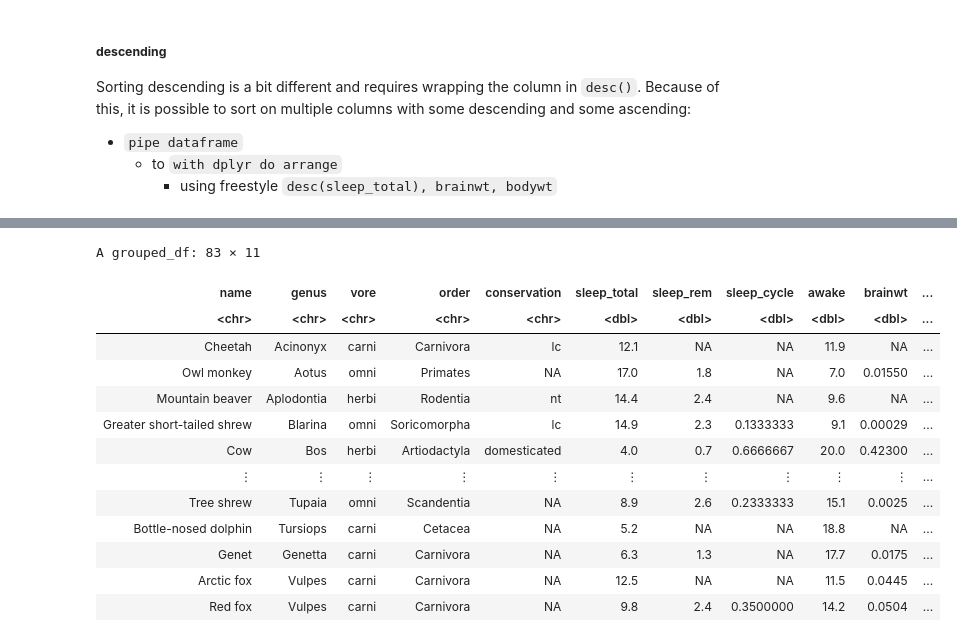
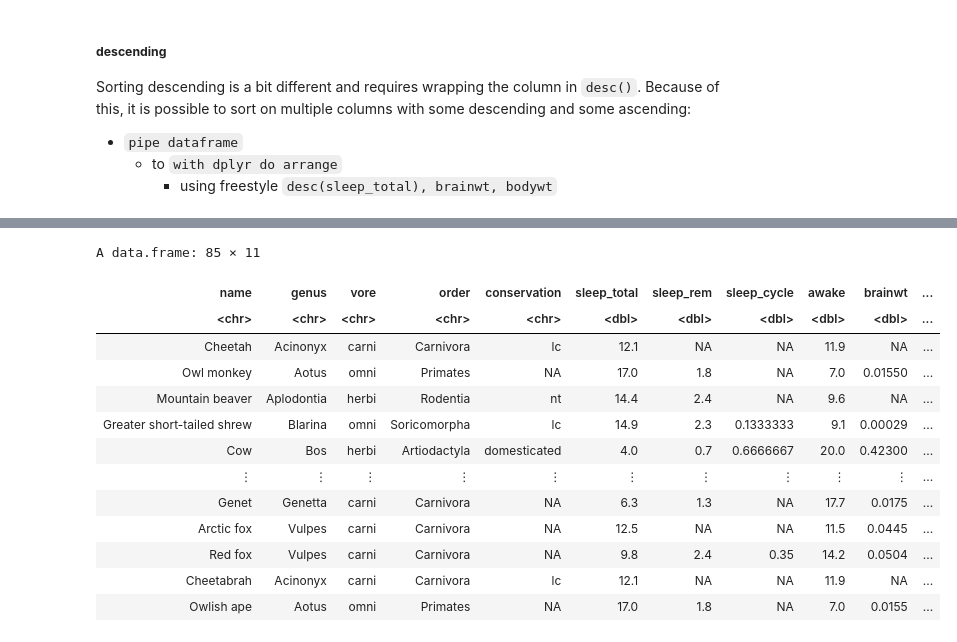
Before and after one commit to memphis-iis/datawhys-content-dplyr, a Jupyter notebook: 2022-04-03-dplyr-intro.ipynb, the cells around one changed output, grey strips where cells are left out. Drawn from its saved outputs; the diff is of its cells as text; code cells hidden in the pictures.

Commit message:
added aggregation and combining tables

```diff
--- a/2022-04-03-dplyr-intro.ipynb
+++ b/2022-04-03-dplyr-intro.ipynb
@@ -845,0 +978,6 @@ We only need the `>` from the list above for this example:
+# %%
+df_short = utils::read.csv("datasets/msleep-join.csv")
+
+df_short
+
+#<xml xmlns="https://developers.google.com/blockly/xml"><variables><variable id="Jd,VR?guT3HI-+*3idd/">df_short</variable><variable id=",l;b+;`IzL7CWV:W6HsG">utils</variable></variables><block type="variables_set" id="C+lRVLwBhm[8O|5i-PL+" x="40" y="140"><field name="VAR" id="Jd,VR?guT3HI-+*3idd/">df_short</field><value name="VALUE"><block type="varDoMethod_R" id="D}yP|,L.M`!Y^Lw{G3z?"><mutation items="1"></mutation><field name="VAR" id=",l;b+;`IzL7CWV:W6HsG">utils</field><field name="MEMBER">read.csv</field><data>utils:read.csv</data><value name="ADD0"><block type="text" id=",bHM2vd?ns)(!g-9RA|e"><field name="TEXT">datasets/msleep-join.csv</field></block></value></block></value></block><block type="variables_get" id="RNCm81HhRycwaM.j]9)U" x="31" y="222"><field name="VAR" id="Jd,VR?guT3HI-+*3idd/">df_short</field></block></xml>
@@ -846,20 +998,20 @@ We only need the `>` from the list above for this example:
 # %%
 dataframe %>%
-    dplyr::group_by(order)
+    dplyr::bind_rows(df_short)
 
-#<xml xmlns="https://developers.google.com/blockly/xml"><variables><variable id="2I^#QKS}l(%A?oTt{Toh">dataframe</variable><variable id="eNrJ9[?:!)MH8@C/C@}4">dplyr</variable></variables><block type="pipe_R" id="yOR_@t|*`X=y@O8S`N=X" x="289" y="294"><mutation items="1"></mutation><value name="INPUT"><block type="variables_get" id="(LR`5XF%-,^A9.W1E3pi"><field name="VAR" id="2I^#QKS}l(%A?oTt{Toh">dataframe</field></block></value><value name="ADD0"><block type="varDoMethod_R" id="b?JRmknb58L:3C^v+_N@"><mutation items="1"></mutation><field name="VAR" id="eNrJ9[?:!)MH8@C/C@}4">dplyr</field><field name="MEMBER">group_by</field><data>dplyr:group_by</data><value name="ADD0"><block type="dummyOutputCodeBlock_R" id="G8.xK2Z,pwuI9Xb}R[R5"><field name="CODE">order</field></block></value></block></value></block></xml>
+#<xml xmlns="https://developers.google.com/blockly/xml"><variables><variable id="2I^#QKS}l(%A?oTt{Toh">dataframe</variable><variable id="eNrJ9[?:!)MH8@C/C@}4">dplyr</variable><variable id="Jd,VR?guT3HI-+*3idd/">df_short</variable></variables><block type="pipe_R" id="yOR_@t|*`X=y@O8S`N=X" x="289" y="294"><mutation items="1"></mutation><value name="INPUT"><block type="variables_get" id="(LR`5XF%-,^A9.W1E3pi"><field name="VAR" id="2I^#QKS}l(%A?oTt{Toh">dataframe</field></block></value><value name="ADD0"><block type="varDoMethod_R" id="b?JRmknb58L:3C^v+_N@"><mutation items="1"></mutation><field name="VAR" id="eNrJ9[?:!)MH8@C/C@}4">dplyr</field><field name="MEMBER">bind_rows</field><data>dplyr:bind_rows</data><value name="ADD0"><block type="variables_get" id="/#kR]stNOOXoyii*X=5}"><field name="VAR" id="Jd,VR?guT3HI-+*3idd/">df_short</field></block></value></block></value></block></xml>
 # %% [output]
-A grouped_df: 83 × 11
+A data.frame: 85 × 11
 | name | genus | vore | order | conservation | sleep_total | sleep_rem | sleep_cycle | awake | brainwt | ... |
 | <chr> | <chr> | <chr> | <chr> | <chr> | <dbl> | <dbl> | <dbl> | <dbl> | <dbl> | ... |
 | Cheetah | Acinonyx | carni | Carnivora | lc | 12.1 | NA | NA | 11.9 | NA | ... |
 | Owl monkey | Aotus | omni | Primates | NA | 17.0 | 1.8 | NA | 7.0 | 0.01550 | ... |
 | Mountain beaver | Aplodontia | herbi | Rodentia | nt | 14.4 | 2.4 | NA | 9.6 | NA | ... |
 | Greater short-tailed shrew | Blarina | omni | Soricomorpha | lc | 14.9 | 2.3 | 0.1333333 | 9.1 | 0.00029 | ... |
 | Cow | Bos | herbi | Artiodactyla | domesticated | 4.0 | 0.7 | 0.6666667 | 20.0 | 0.42300 | ... |
 | ⋮ | ⋮ | ⋮ | ⋮ | ⋮ | ⋮ | ⋮ | ⋮ | ⋮ | ⋮ | ... |
-| Tree shrew | Tupaia | omni | Scandentia | NA | 8.9 | 2.6 | 0.2333333 | 15.1 | 0.0025 | ... |
-| Bottle-nosed dolphin | Tursiops | carni | Cetacea | NA | 5.2 | NA | NA | 18.8 | NA | ... |
 | Genet | Genetta | carni | Carnivora | NA | 6.3 | 1.3 | NA | 17.7 | 0.0175 | ... |
 | Arctic fox | Vulpes | carni | Carnivora | NA | 12.5 | NA | NA | 11.5 | 0.0445 | ... |
-| Red fox | Vulpes | carni | Carnivora | NA | 9.8 | 2.4 | 0.3500000 | 14.2 | 0.0504 | ... |
+| Red fox | Vulpes | carni | Carnivora | NA | 9.8 | 2.4 | 0.35 | 14.2 | 0.0504 | ... |
+| Cheetabrah | Acinonyx | carni | Carnivora | lc | 12.1 | NA | NA | 11.9 | NA | ... |
+| Owlish ape | Aotus | omni | Primates | NA | 17.0 | 1.8 | NA | 7.0 | 0.0155 | ... |
```
Also changed, not shown: parts of 38 cells of this notebook.
